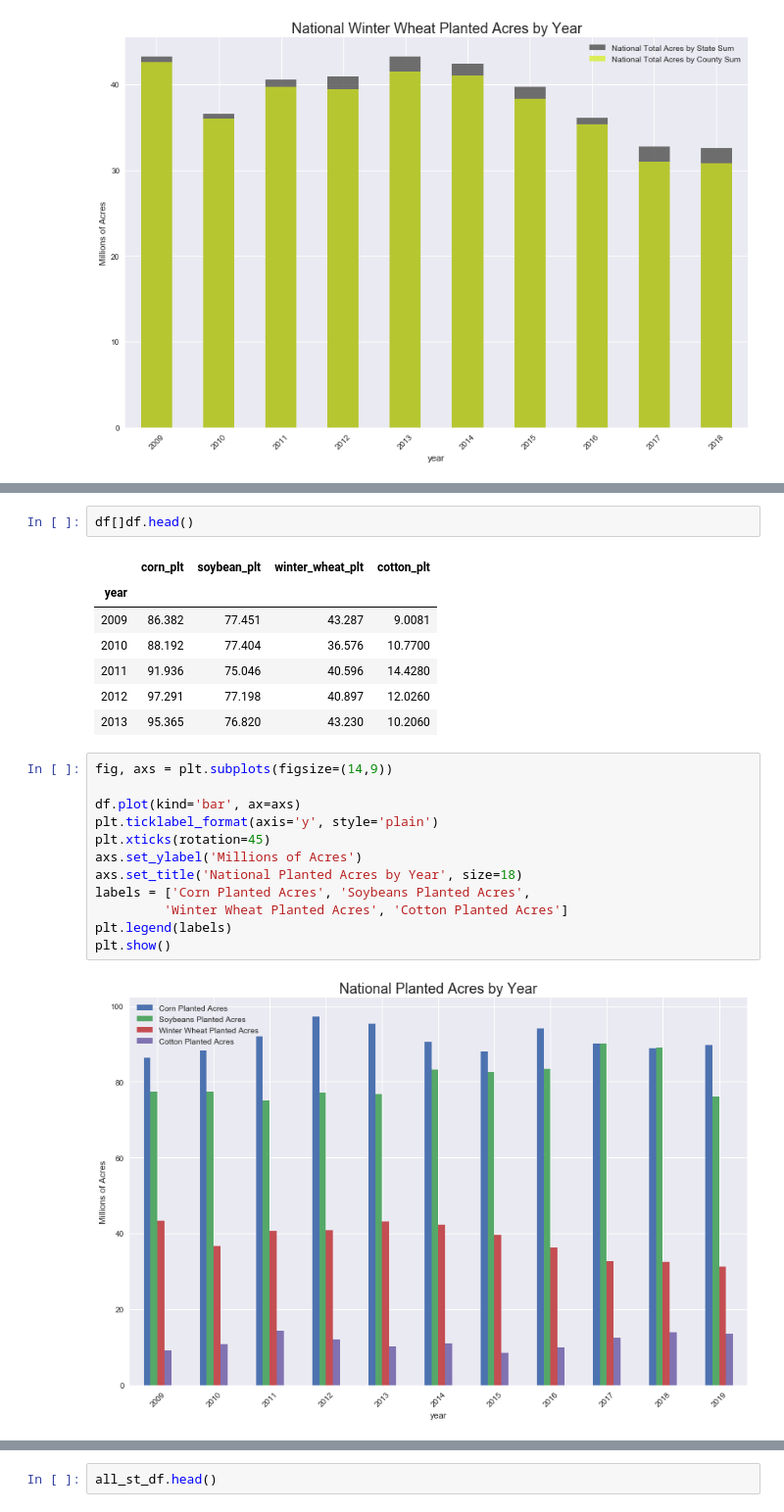
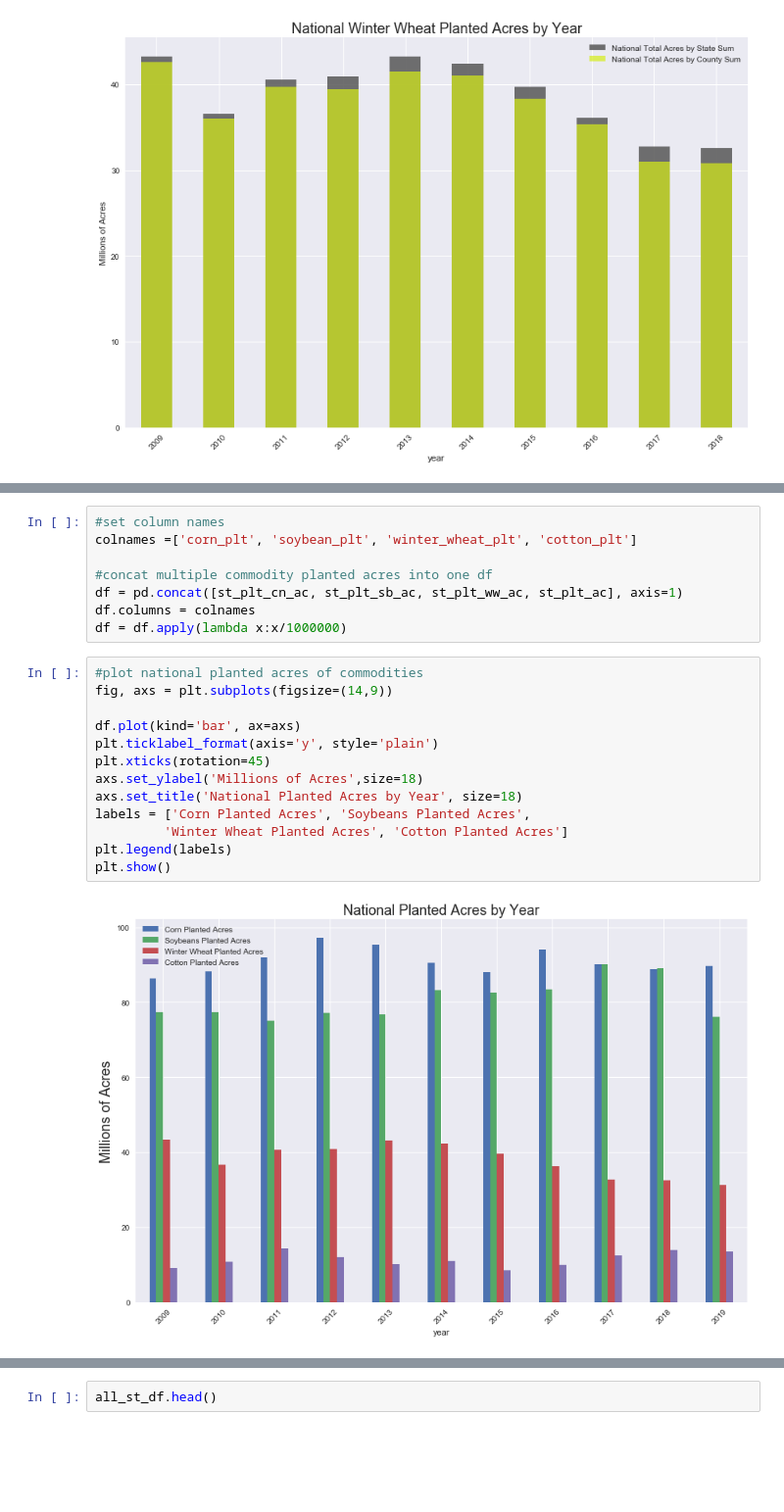
Before and after one commit to nomadtomas/State_Of_Agriculture, a Jupyter notebook: commodity_eda.ipynb, the cells around one changed output, grey strips where cells are left out. Shown at 98% size. Cells and saved outputs as stored; diff of their text form; blank space fills up the shorter version.

```diff
--- a/commodity_eda.ipynb
+++ b/commodity_eda.ipynb
@@ -162,24 +160,23 @@ df = df.apply(lambda x: x/1000000)
-# %%
-df[]df.head()
-# %% [output]
-|  | corn_plt | soybean_plt | winter_wheat_plt | cotton_plt |
-| year |  |  |  |  |
-| 2009 | 86.382 | 77.451 | 43.287 | 9.0081 |
-| 2010 | 88.192 | 77.404 | 36.576 | 10.7700 |
-| 2011 | 91.936 | 75.046 | 40.596 | 14.4280 |
-| 2012 | 97.291 | 77.198 | 40.897 | 12.0260 |
-| 2013 | 95.365 | 76.820 | 43.230 | 10.2060 |
+# %%
+#set column names
+colnames =['corn_plt', 'soybean_plt', 'winter_wheat_plt', 'cotton_plt']
+
+#concat multiple commodity planted acres into one df
+df = pd.concat([st_plt_cn_ac, st_plt_sb_ac, st_plt_ww_ac, st_plt_ac], axis=1)
+df.columns = colnames
+df = df.apply(lambda x:x/1000000)
 # %%
+#plot national planted acres of commodities
 fig, axs = plt.subplots(figsize=(14,9))
 
 df.plot(kind='bar', ax=axs)
 plt.ticklabel_format(axis='y', style='plain')
 plt.xticks(rotation=45)
-axs.set_ylabel('Millions of Acres')
+axs.set_ylabel('Millions of Acres',size=18)
 axs.set_title('National Planted Acres by Year', size=18)
 labels = ['Corn Planted Acres', 'Soybeans Planted Acres',
          'Winter Wheat Planted Acres', 'Cotton Planted Acres']
 plt.legend(labels)
 plt.show()
 # %% [output]
-[figure, old version]
+[figure, new version]
```
Also changed, not shown: parts of 82 cells of this notebook.
